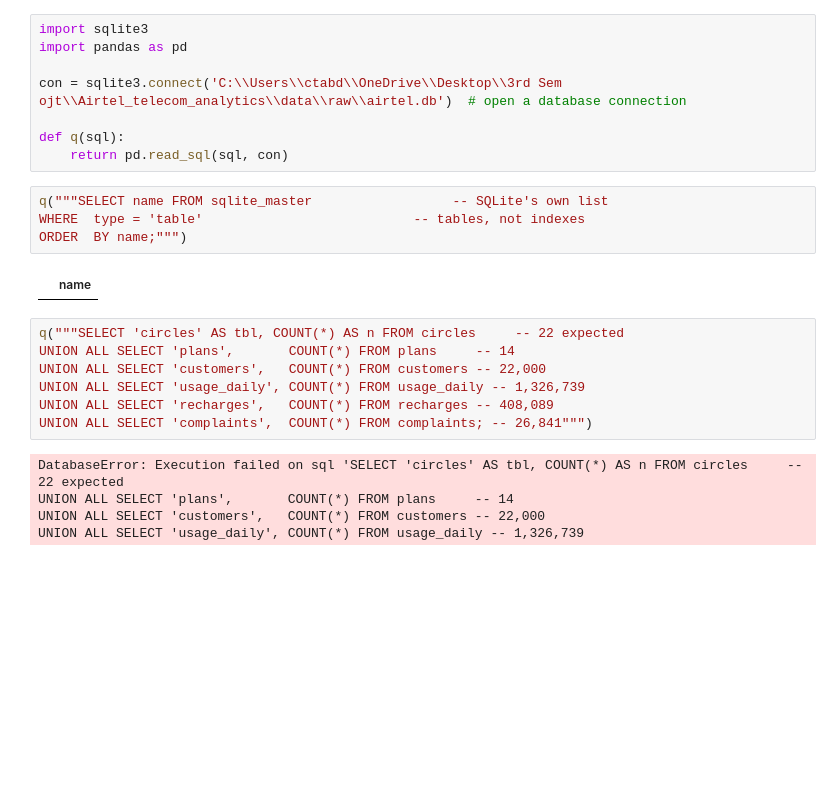
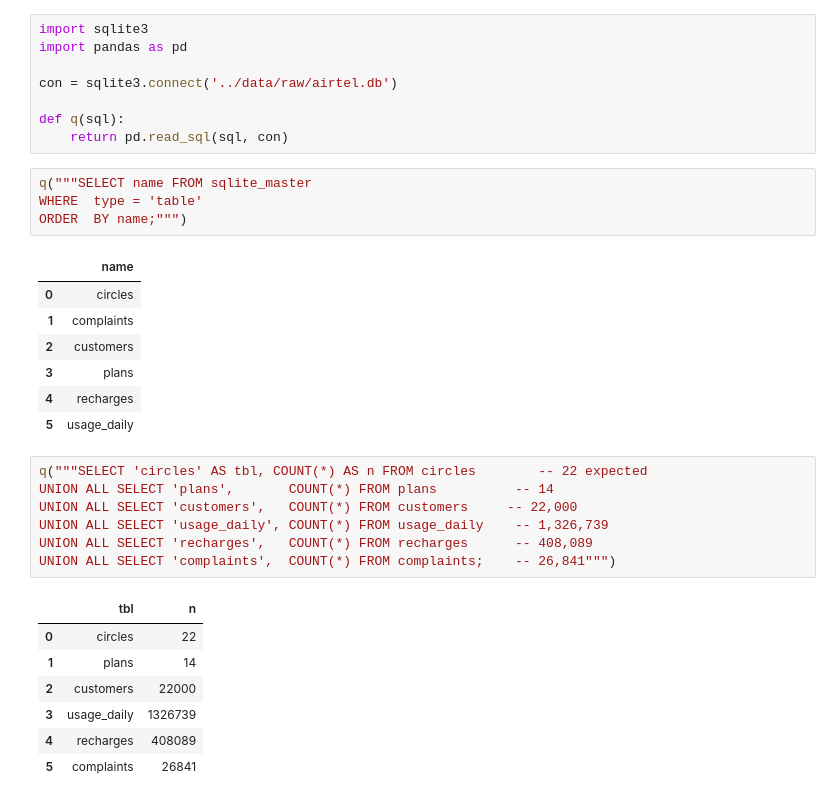
Before and after one commit to ctabdulhadhi-hue/Airtel_Telecom_Analytics, a Jupyter notebook: notebook/verify_handover.ipynb, the cells around one changed output. Saved outputs shown, nothing was run; the diff lists cells and outputs as text; blank space fills up the shorter version.

```diff
--- a/notebook/verify_handover.ipynb
+++ b/notebook/verify_handover.ipynb
@@ -2,25 +2,34 @@
 import sqlite3
 import pandas as pd
 
-con = sqlite3.connect('C:\\Users\\ctabd\\OneDrive\\Desktop\\3rd Sem ojt\\Airtel_telecom_analytics\\data\\raw\\airtel.db')  # open a database connection
+con = sqlite3.connect('../data/raw/airtel.db')
 
 def q(sql):
     return pd.read_sql(sql, con)
 # %%
-q("""SELECT name FROM sqlite_master                  -- SQLite's own list
-WHERE  type = 'table'                           -- tables, not indexes
+q("""SELECT name FROM sqlite_master
+WHERE  type = 'table'
 ORDER  BY name;""")
 # %% [output]
 |  | name |
+| 0 | circles |
+| 1 | complaints |
+| 2 | customers |
+| 3 | plans |
+| 4 | recharges |
+| 5 | usage_daily |
 # %%
-q("""SELECT 'circles' AS tbl, COUNT(*) AS n FROM circles     -- 22 expected
-UNION ALL SELECT 'plans',       COUNT(*) FROM plans     -- 14
-UNION ALL SELECT 'customers',   COUNT(*) FROM customers -- 22,000
-UNION ALL SELECT 'usage_daily', COUNT(*) FROM usage_daily -- 1,326,739
-UNION ALL SELECT 'recharges',   COUNT(*) FROM recharges -- 408,089
-UNION ALL SELECT 'complaints',  COUNT(*) FROM complaints; -- 26,841""")
+q("""SELECT 'circles' AS tbl, COUNT(*) AS n FROM circles        -- 22 expected
+UNION ALL SELECT 'plans',       COUNT(*) FROM plans          -- 14
+UNION ALL SELECT 'customers',   COUNT(*) FROM customers     -- 22,000
+UNION ALL SELECT 'usage_daily', COUNT(*) FROM usage_daily    -- 1,326,739
+UNION ALL SELECT 'recharges',   COUNT(*) FROM recharges      -- 408,089
+UNION ALL SELECT 'complaints',  COUNT(*) FROM complaints;    -- 26,841""")
 # %% [output]
-DatabaseError: Execution failed on sql 'SELECT 'circles' AS tbl, COUNT(*) AS n FROM circles     -- 22 expected
-UNION ALL SELECT 'plans',       COUNT(*) FROM plans     -- 14
-UNION ALL SELECT 'customers',   COUNT(*) FROM customers -- 22,000
-UNION ALL SELECT 'usage_daily', COUNT(*) FROM usage_daily -- 1,326,739
+|  | tbl | n |
+| 0 | circles | 22 |
+| 1 | plans | 14 |
+| 2 | customers | 22000 |
+| 3 | usage_daily | 1326739 |
+| 4 | recharges | 408089 |
+| 5 | complaints | 26841 |
```
Also changed, not shown: parts of 19 cells of this notebook, 3 other files.
